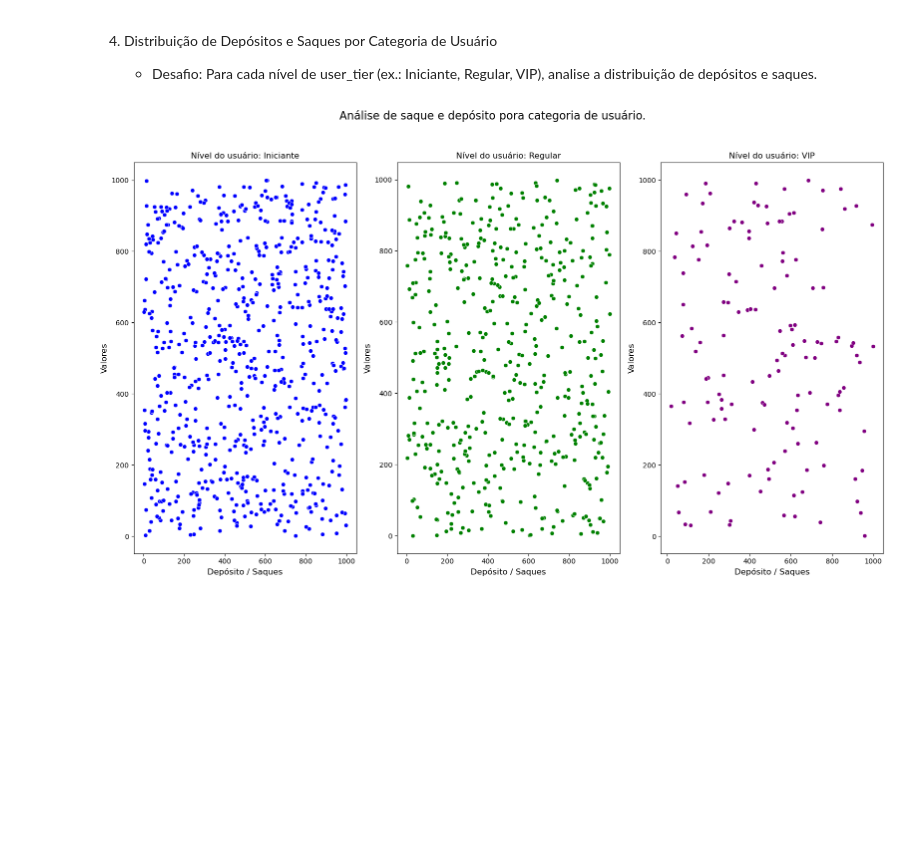
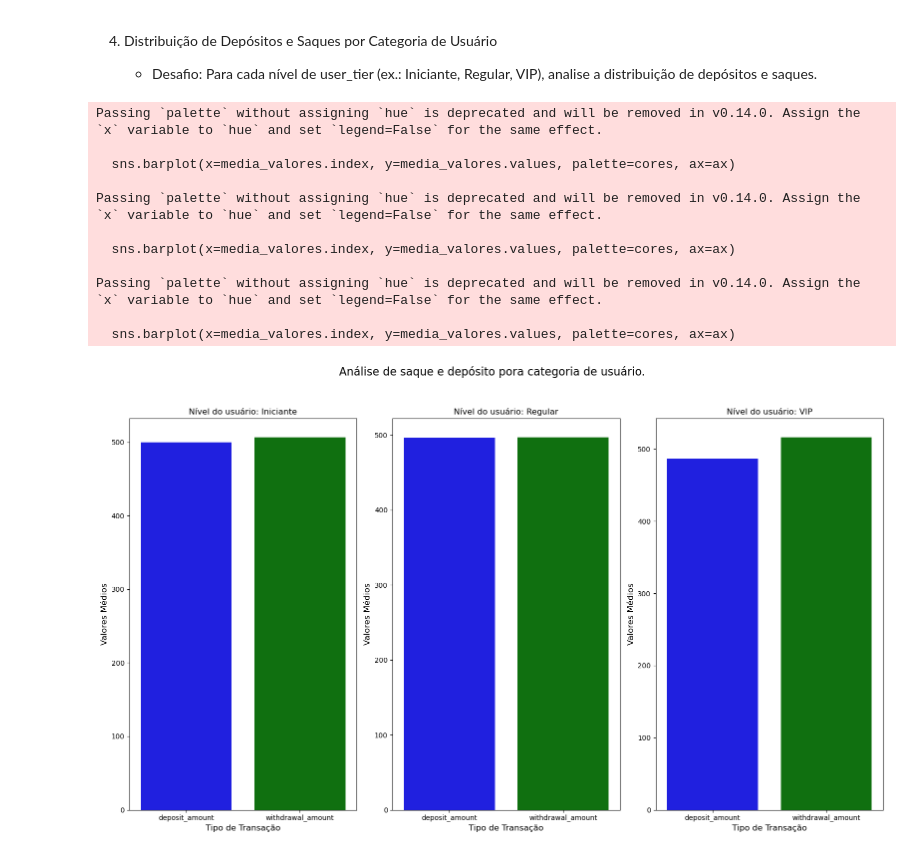
Before and after one commit to DanielMF14/Projeto_apostas_online, a Jupyter notebook: Analise_apostas_online.ipynb, the cells around one changed output. Cells and saved outputs as stored; diff of their text form; code cells hidden in the pictures; blank space fills up the shorter version.

Commit message:
Atualização do projeto de apostas

```diff
--- a/Analise_apostas_online.ipynb
+++ b/Analise_apostas_online.ipynb
@@ -191,21 +177,35 @@ plt.show()
 # %%
 nivel_usuario = ['Iniciante', 'Regular', 'VIP']
 
 fig, axes = plt.subplots(1, 3, figsize=(16,10))
 fig.suptitle('Análise de saque e depósito pora categoria de usuário.',fontsize=16)
 
 for i, usuario in enumerate(nivel_usuario):
     df_nivel_usuario = df[df['user_tier'] == usuario]
 
+    media_valores = df_nivel_usuario[['deposit_amount','withdrawal_amount']].mean().round(2)
+
+    # Vamos prepar os gráficos para cada nivel de apostador:
     ax = axes[i]
+    cores = ['blue', 'green']
 
-    cores = ['blue', 'green', 'purple']
-    sns.scatterplot(x='deposit_amount', y='withdrawal_amount', data=df_nivel_usuario, ax=ax, color=cores[i])
+    sns.barplot(x=media_valores.index, y=media_valores.values, palette=cores, ax=ax)
     ax.set_title(f'Nível do usuário: {usuario}')
-    ax.set_xlabel('Depósito / Saques',fontsize=12)
-    ax.set_ylabel('Valores', fontsize=12)
+    ax.set_xlabel('Tipo de Transação', fontsize=12)
+    ax.set_ylabel('Valores Médios', fontsize=12)
 
 plt.tight_layout(rect=[0, 0.03, 1, 0.95])
 plt.show()
 # %% [output]
+Passing `palette` without assigning `hue` is deprecated and will be removed in v0.14.0. Assign the `x` variable to `hue` and set `legend=False` for the same effect.
+
+  sns.barplot(x=media_valores.index, y=media_valores.values, palette=cores, ax=ax)
+
+Passing `palette` without assigning `hue` is deprecated and will be removed in v0.14.0. Assign the `x` variable to `hue` and set `legend=False` for the same effect.
+
+  sns.barplot(x=media_valores.index, y=media_valores.values, palette=cores, ax=ax)
+
+Passing `palette` without assigning `hue` is deprecated and will be removed in v0.14.0. Assign the `x` variable to `hue` and set `legend=False` for the same effect.
+
+  sns.barplot(x=media_valores.index, y=media_valores.values, palette=cores, ax=ax)
-[figure, old version]
+[figure, new version]
```
Also changed, not shown: parts of 4 cells of this notebook.
